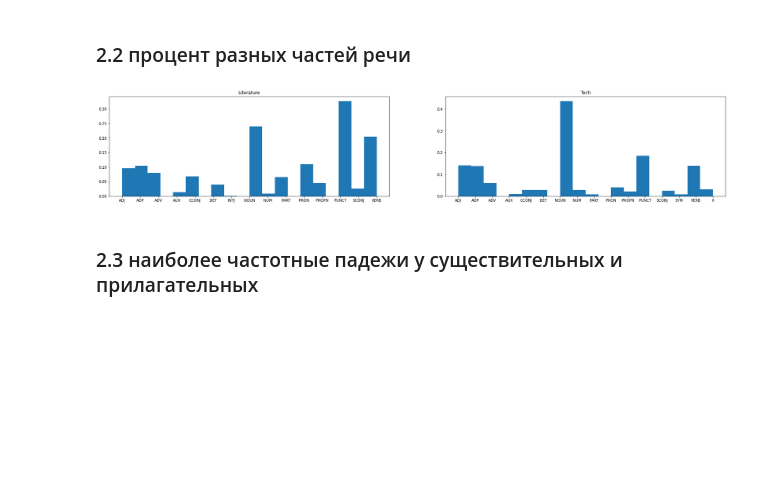
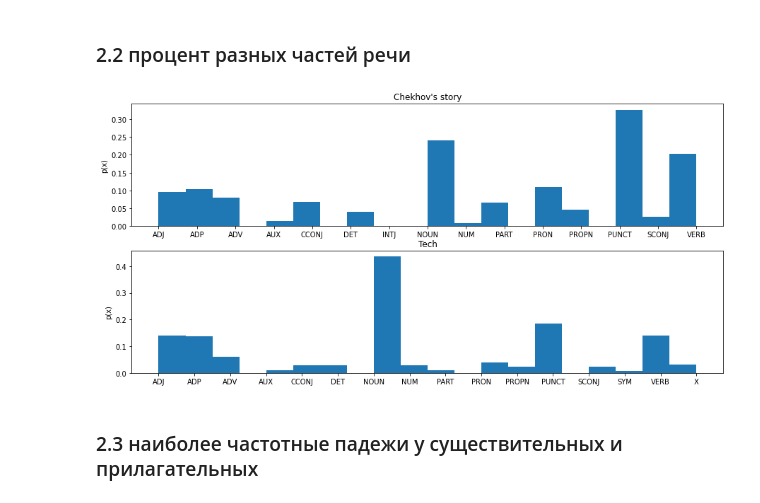
Before and after one commit to dkagramanyan/comp_ling, a Jupyter notebook: hw1/hw1.ipynb, the cells around one changed output. Saved outputs shown, nothing was run; the diff lists cells and outputs as text; code cells hidden in the pictures; blank space fills up the shorter version.

```diff
--- a/hw1/hw1.ipynb
+++ b/hw1/hw1.ipynb
@@ -71,31 +69,34 @@ len(doc_litr.tokens)
 # %%
 doc_litr = Doc(text_litr)
 doc_litr.segment(segmenter)
 doc_litr.tag_morph(morph_tagger)
 
 doc_tech = Doc(text_tech)
 doc_tech.segment(segmenter)
 doc_tech.tag_morph(morph_tagger)
 
 pos_litr=[]
 for token in doc_litr.tokens:
     pos_litr.append(token.pos)
 
 pos_tech=[]
 for token in doc_tech.tokens:
     pos_tech.append(token.pos)
 
 pos_litr.sort()
 pos_tech.sort()
 
-fig,(ax1,ax2)=plt.subplots(1,2,figsize=(30,5))
+fig,(ax1,ax2)=plt.subplots(2,1,figsize=(15,7))
+ax1.set_ylabel('p(x)')
 ax1.hist(pos_litr,bins=20,density=True)
-ax1.set_title('Literature')
+ax1.set_title('Сhekhov\'s story')
+ax2.set_ylabel('p(x)')
 ax2.hist(pos_tech,bins=20,density=True)
 ax2.set_title('Tech')
+plt.savefig('22.png')
 plt.show()
 # %% [output]
-[figure, old version]
+[figure, new version]
 # %% [markdown]
 ### 2.3 наиболее частотные падежи у существительных и прилагательных
 # %%
```
Also changed, not shown: parts of 9 cells of this notebook.
